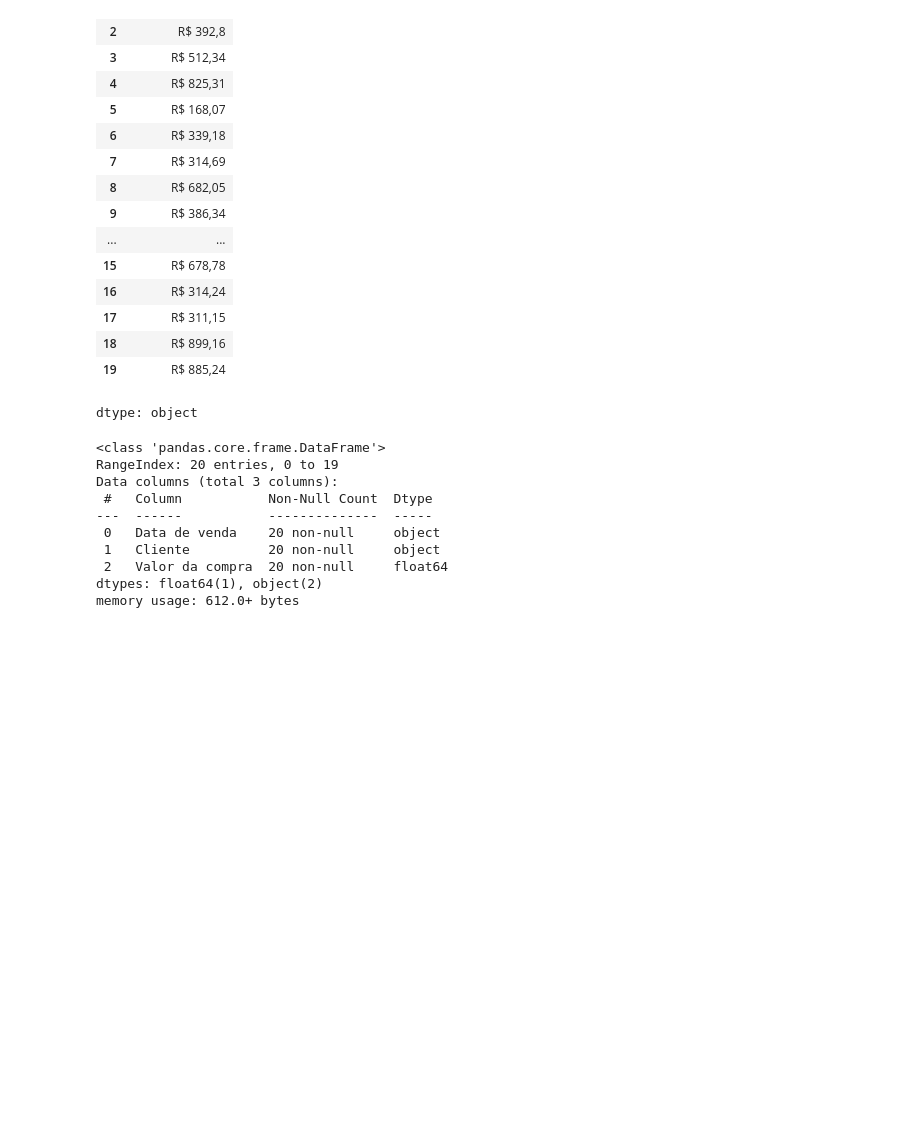
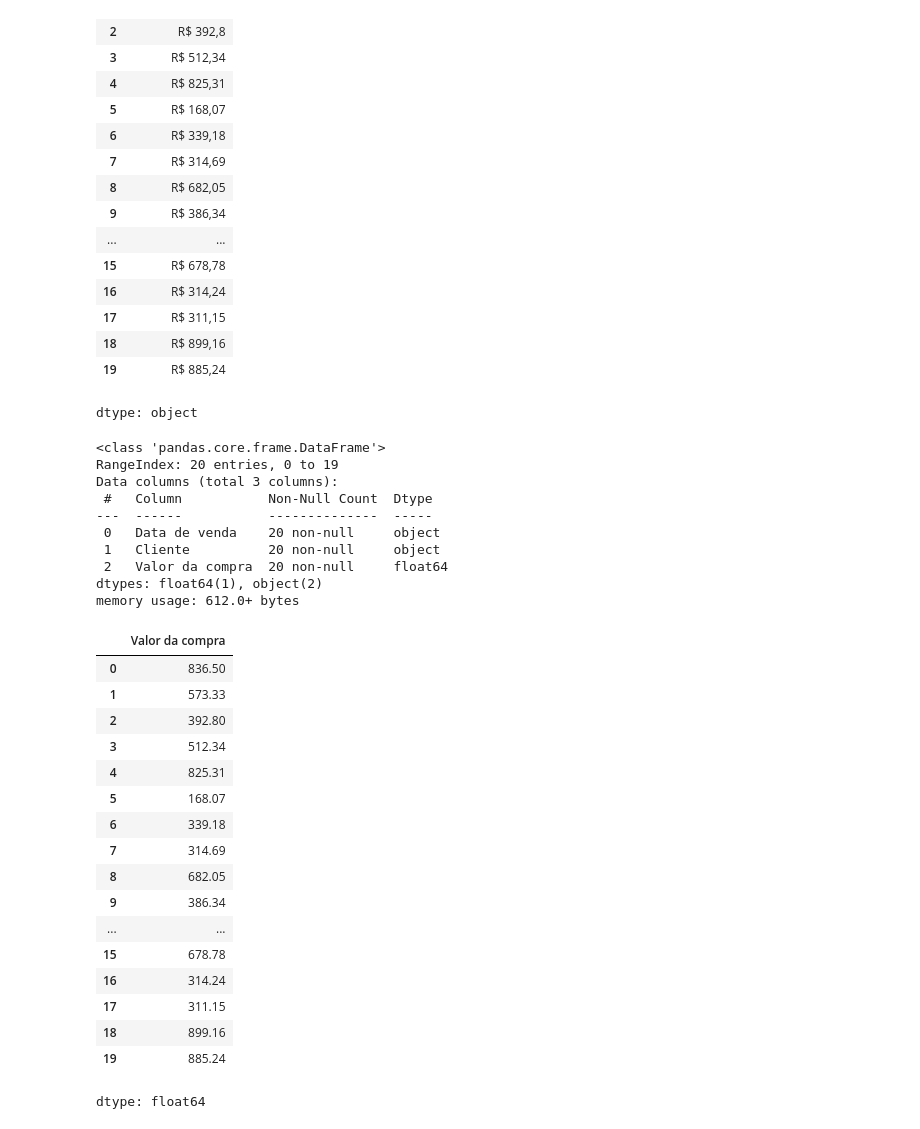
Before and after one commit to Nataliahfk/Pandas_transformacion_y_manipulacion_datos, a Jupyter notebook: Ejercicio_Normalizacion_JSON.ipynb, the cells around one changed output. Saved outputs shown, nothing was run; the diff lists cells and outputs as text; code cells hidden in the pictures; blank space fills up the shorter version.

```diff
--- a/Ejercicio_Normalizacion_JSON.ipynb
+++ b/Ejercicio_Normalizacion_JSON.ipynb
@@ -192,3 +192,24 @@ Data columns (total 3 columns):
  2   Valor da compra  20 non-null     float64
 dtypes: float64(1), object(2)
 memory usage: 612.0+ bytes
+# %%
+ventas['Valor da compra']
+# %% [output]
+|  | Valor da compra |
+| 0 | 836.50 |
+| 1 | 573.33 |
+| 2 | 392.80 |
+| 3 | 512.34 |
+| 4 | 825.31 |
+| 5 | 168.07 |
+| 6 | 339.18 |
+| 7 | 314.69 |
+| 8 | 682.05 |
+| 9 | 386.34 |
+| ... | ... |
+| 15 | 678.78 |
+| 16 | 314.24 |
+| 17 | 311.15 |
+| 18 | 899.16 |
+| 19 | 885.24 |
+dtype: float64
```
